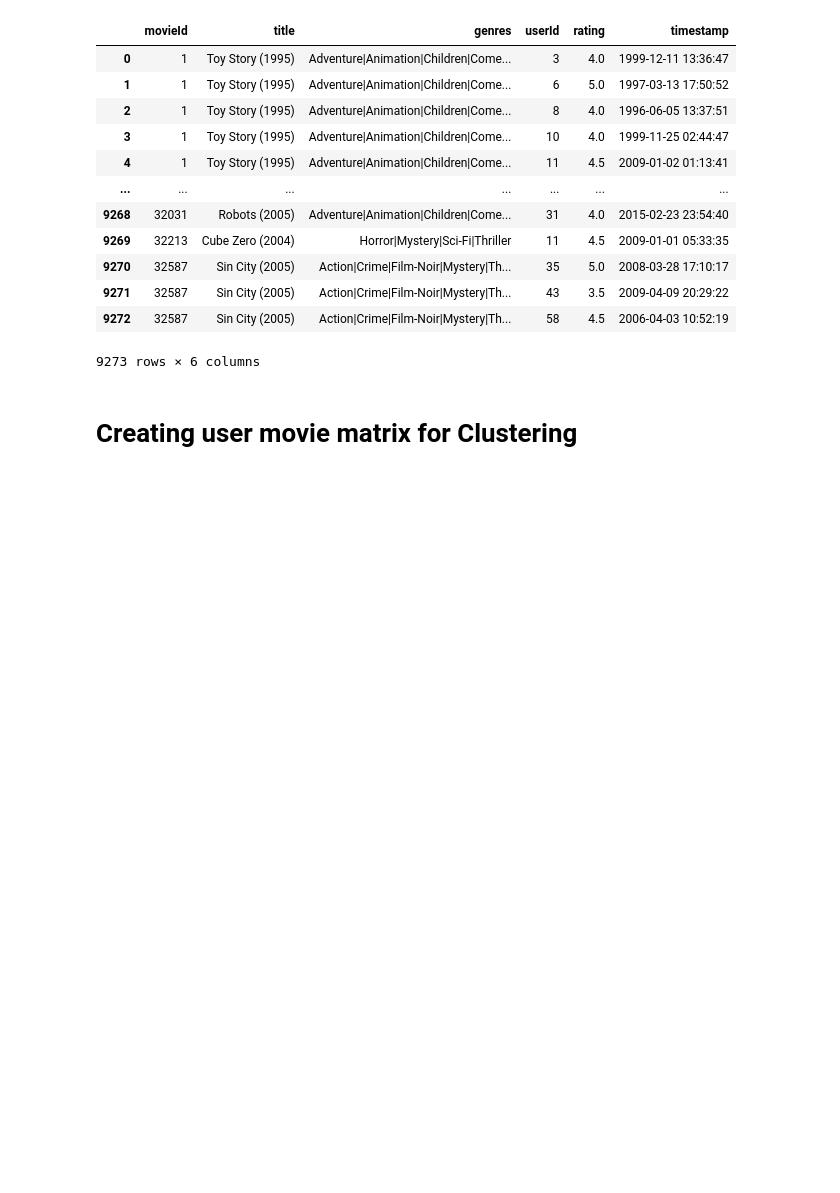
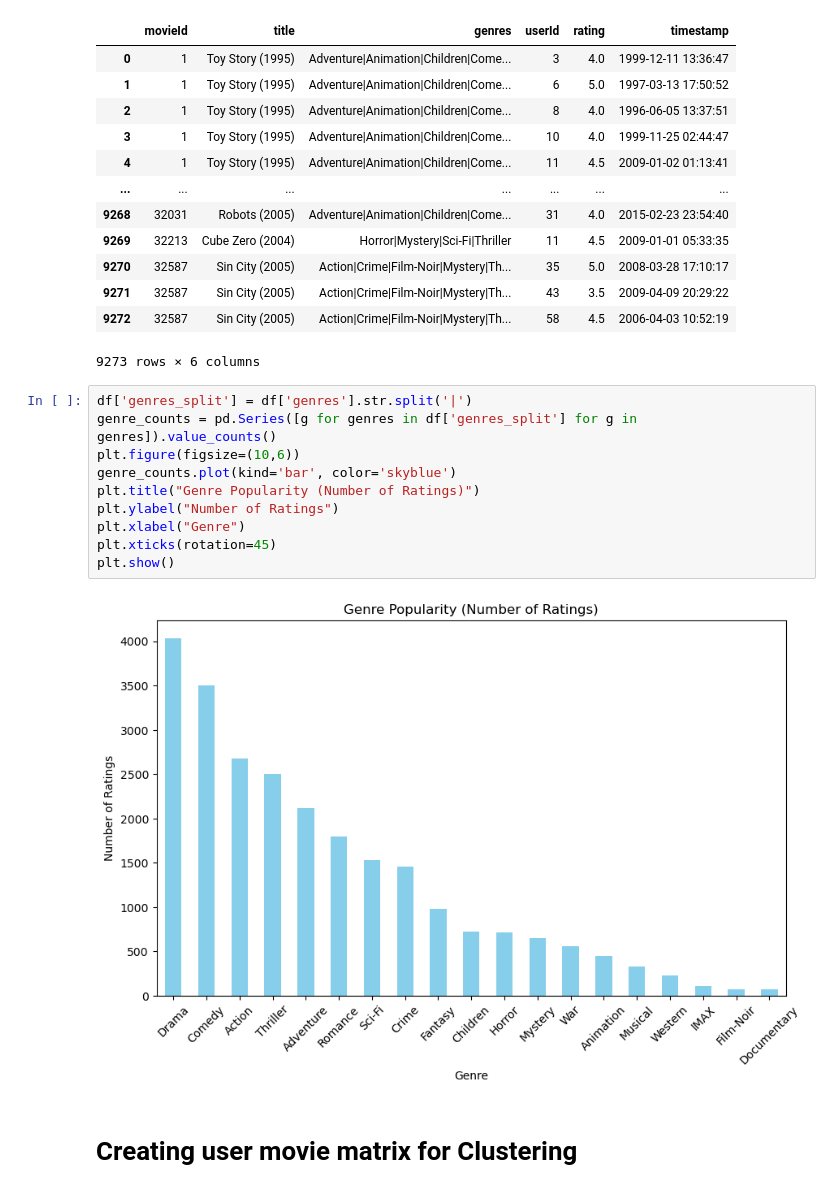
Before and after one commit to dibyanshulunia25/Movie-recommendation-system, a Jupyter notebook: movie_recommendation.ipynb, the cells around one changed output. Cells and saved outputs as stored; diff of their text form; blank space fills up the shorter version.

Commit message:
importtant features and charts

```diff
--- a/movie_recommendation.ipynb
+++ b/movie_recommendation.ipynb
@@ -113,6 +113,18 @@ df
 | 9271 | 32587 | Sin City (2005) | Action|Crime|Film-Noir|Mystery|Th... | 43 | 3.5 | 2009-04-09 20:29:22 |
 | 9272 | 32587 | Sin City (2005) | Action|Crime|Film-Noir|Mystery|Th... | 58 | 4.5 | 2006-04-03 10:52:19 |
 9273 rows × 6 columns
+# %%
+df['genres_split'] = df['genres'].str.split('|')
+genre_counts = pd.Series([g for genres in df['genres_split'] for g in genres]).value_counts()
+plt.figure(figsize=(10,6))
+genre_counts.plot(kind='bar', color='skyblue')
+plt.title("Genre Popularity (Number of Ratings)")
+plt.ylabel("Number of Ratings")
+plt.xlabel("Genre")
+plt.xticks(rotation=45)
+plt.show()
+# %% [output]
+[figure, added]
 # %% [markdown]
 # Creating user movie matrix for Clustering
 # %%
```
Also changed, not shown: parts of 15 cells of this notebook.
